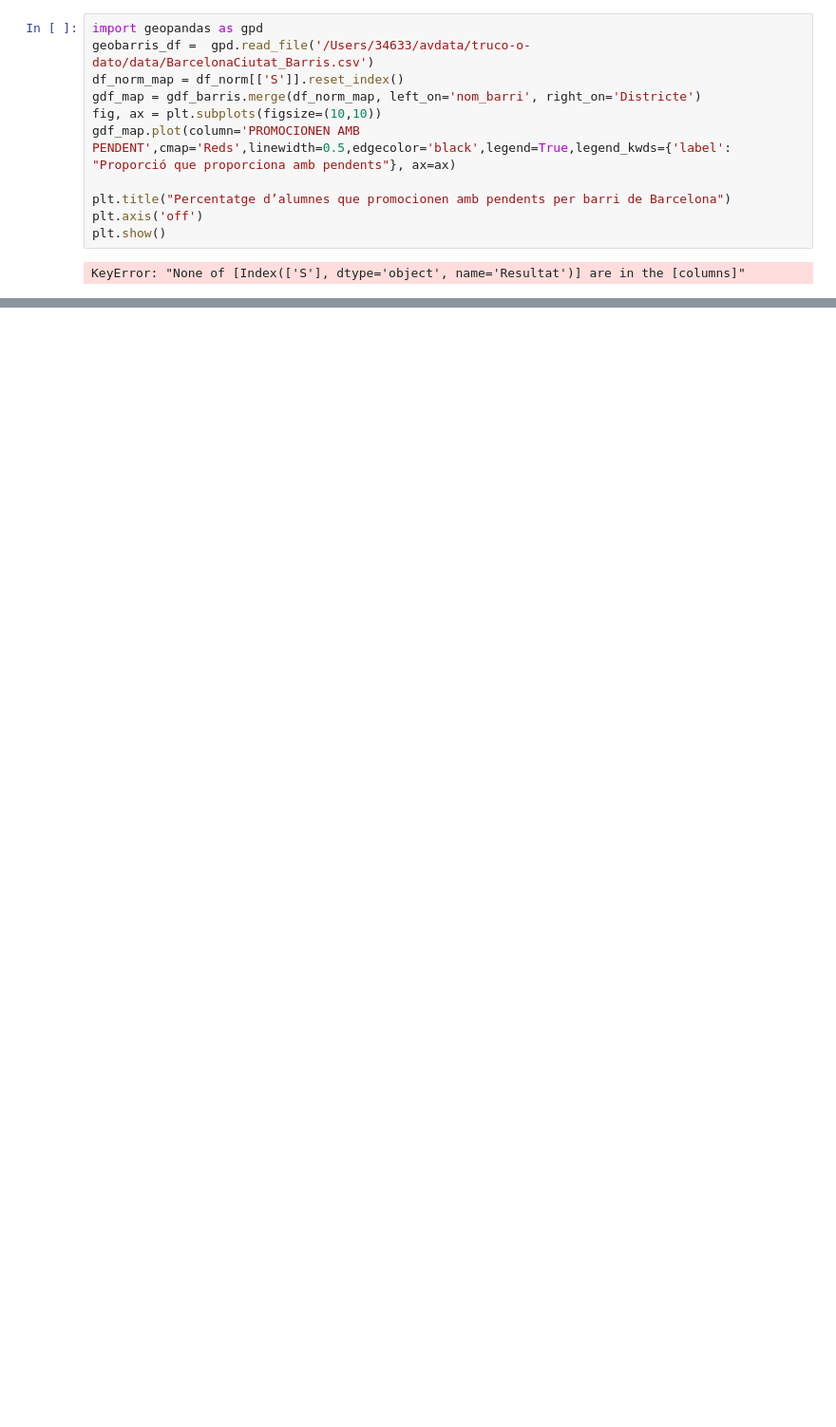
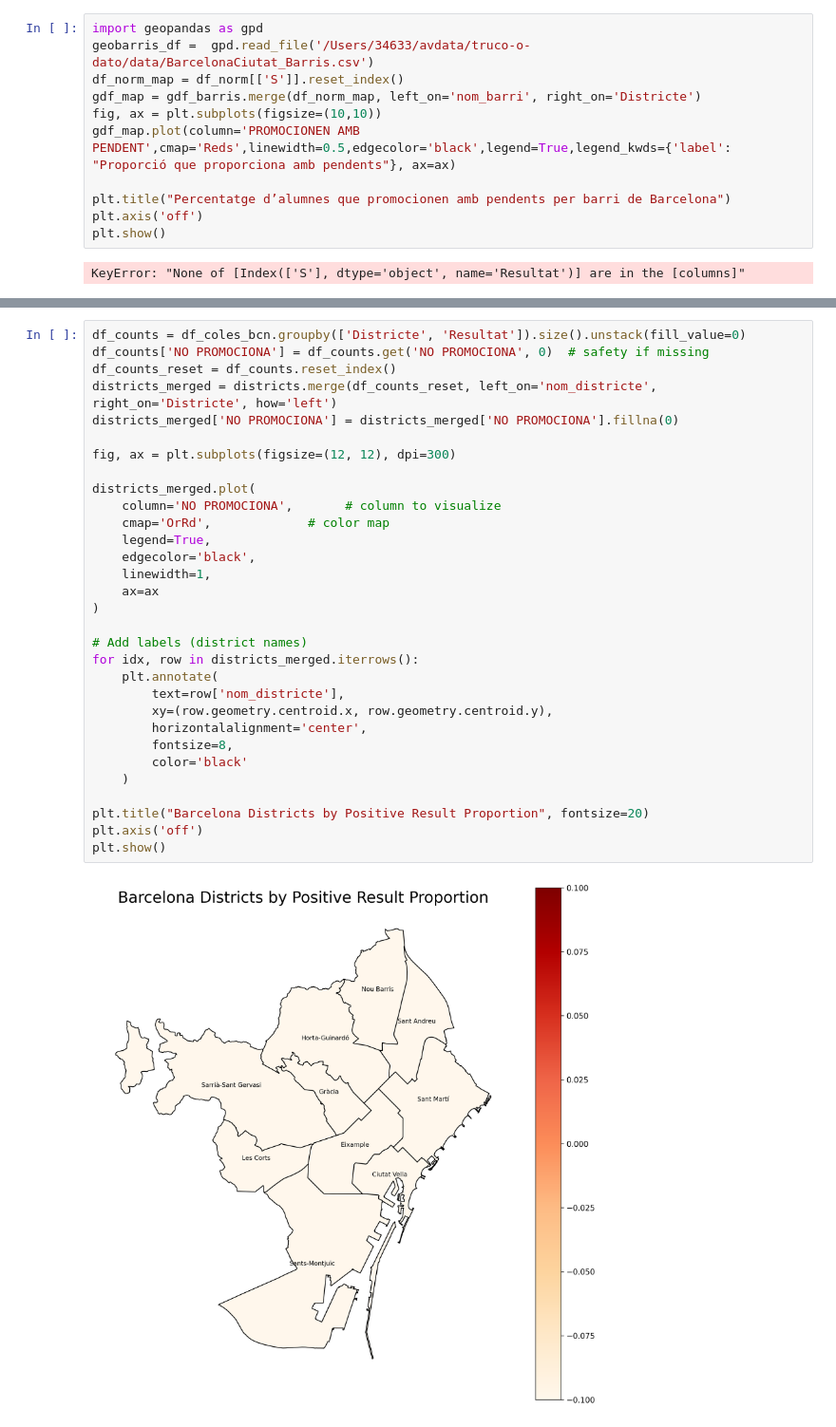
Before and after one commit to annaszymanskicortes/truco-o-dato, a Jupyter notebook: notebook_anna.ipynb, the cells around one changed output, grey strips where cells are left out. Shown at 95% size. Cells and saved outputs as stored; diff of their text form; blank space fills up the shorter version.

```diff
--- a/notebook_anna.ipynb
+++ b/notebook_anna.ipynb
@@ -127,0 +113,33 @@ DataSourceError: BarcelonaCiutat_Districtes.json: No such file or directory
+# %%
+df_counts = df_coles_bcn.groupby(['Districte', 'Resultat']).size().unstack(fill_value=0)
+df_counts['NO PROMOCIONA'] = df_counts.get('NO PROMOCIONA', 0)  # safety if missing
+df_counts_reset = df_counts.reset_index()
+districts_merged = districts.merge(df_counts_reset, left_on='nom_districte', right_on='Districte', how='left')
+districts_merged['NO PROMOCIONA'] = districts_merged['NO PROMOCIONA'].fillna(0)
+
+fig, ax = plt.subplots(figsize=(12, 12), dpi=300)
+
+districts_merged.plot(
+    column='NO PROMOCIONA',       # column to visualize
+    cmap='OrRd',             # color map
+    legend=True,
+    edgecolor='black',
+    linewidth=1,
+    ax=ax
+)
+
+# Add labels (district names)
+for idx, row in districts_merged.iterrows():
+    plt.annotate(
+        text=row['nom_districte'],
+        xy=(row.geometry.centroid.x, row.geometry.centroid.y),
+        horizontalalignment='center',
+        fontsize=8,
+        color='black'
+    )
+
+plt.title("Barcelona Districts by Positive Result Proportion", fontsize=20)
+plt.axis('off')
+plt.show()
+# %% [output]
+[figure, added]
```
Also changed, not shown: parts of 3 cells of this notebook, 2 other files.
